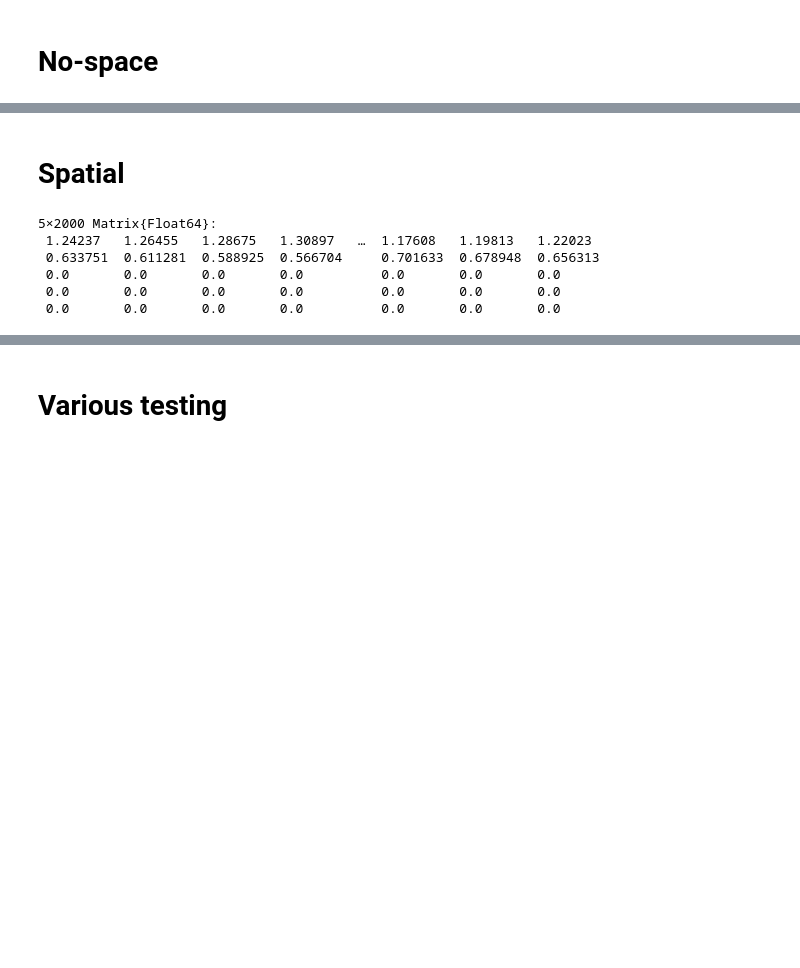
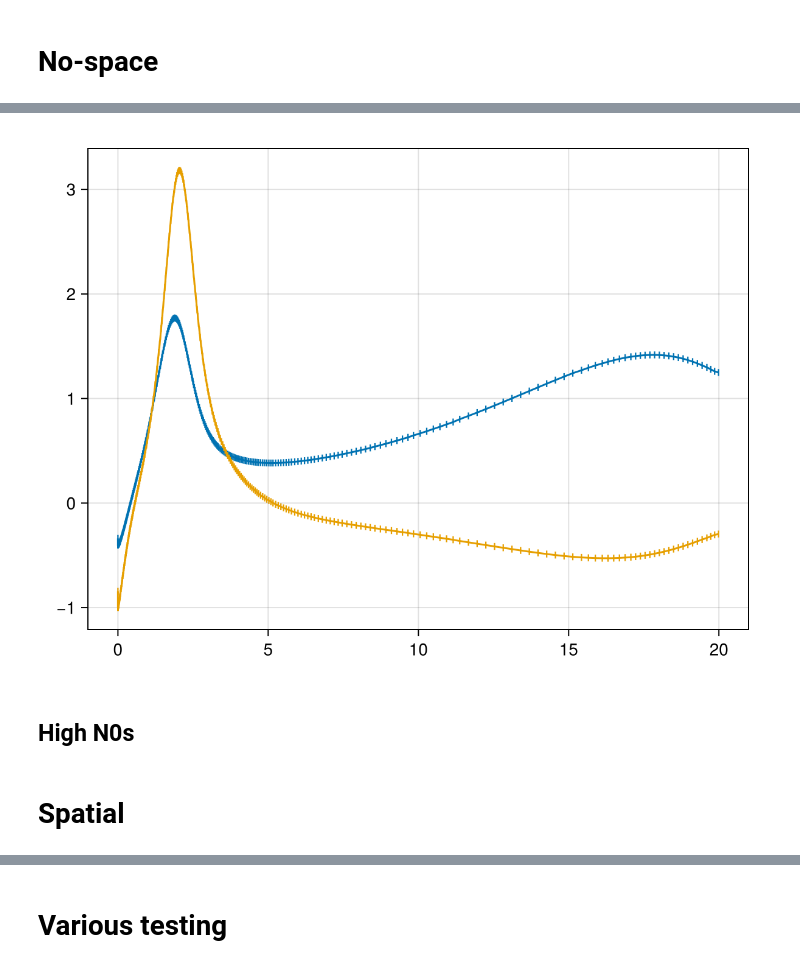
Before and after one commit to kockahonza/SSMC, a Jupyter notebook: notebooks/clean slate/Competing MMs.ipynb, the cells around one changed output, grey strips where cells are left out. Saved outputs shown, nothing was run; the diff lists cells and outputs as text; code cells hidden in the pictures; blank space fills up the shorter version.

```diff
--- a/notebooks/clean slate/Competing MMs.ipynb
+++ b/notebooks/clean slate/Competing MMs.ipynb
@@ -41,0 +29,16 @@ f
+# %%
+function ddxx(s, i)
+    xx = getindex.(s.u, i)
+    dxs = xx[2:end] .- xx[1:(end-1)]
+    dts = s.t[2:end] .- s.t[1:(end-1)]
+    dxs ./ dts
+end
+dN1 = ddxx(s, 1)
+dN2 = ddxx(s, 2);
+fap = scatterlines(s.t[1:end-1], dN1; marker=:vline)
+scatterlines!(fap.axis, s.t[1:end-1], dN2; marker=:vline)
+fap
+# %% [output]
+[figure, added]
+# %% [markdown]
+## High N0s
@@ -60,24 +78,18 @@ N0 = 1.
 u0 = expand_u0_to_size((sN,), [N0, N0, 0., 0., 0.])
 fu0 = clamp.(perturb_u0_uniform(2, 3, u0, 1.), 0., Inf);
 # %%
-Nxx = 1.
+Nxx = 100.
 fu0 = fill(0., 5, sN)
 N1 = @view fu0[1,:]
 N2 = @view fu0[2,:]
 N1 .= Nxx
 N2 .= Nxx
 
-add_1d_many_sines!(N1, 100, Nxx / 5, dx)
-add_1d_many_sines!(N2, 100, Nxx / 5, dx)
+numwaves = 1
+add_1d_many_sines!(N1, numwaves, Nxx / numwaves, dx)
+add_1d_many_sines!(N2, numwaves, Nxx / numwaves, dx)
 
-fu0
+fu0;
-# %% [output]
-5×2000 Matrix{Float64}:
- 1.24237   1.26455   1.28675   1.30897   …  1.17608   1.19813   1.22023
- 0.633751  0.611281  0.588925  0.566704     0.701633  0.678948  0.656313
- 0.0       0.0       0.0       0.0          0.0       0.0       0.0
- 0.0       0.0       0.0       0.0          0.0       0.0       0.0
- 0.0       0.0       0.0       0.0          0.0       0.0       0.0
 # %%
 sps = BSMMiCRMParams(
     ps,
```
Also changed, not shown: parts of 11 cells of this notebook, 11 other files.
